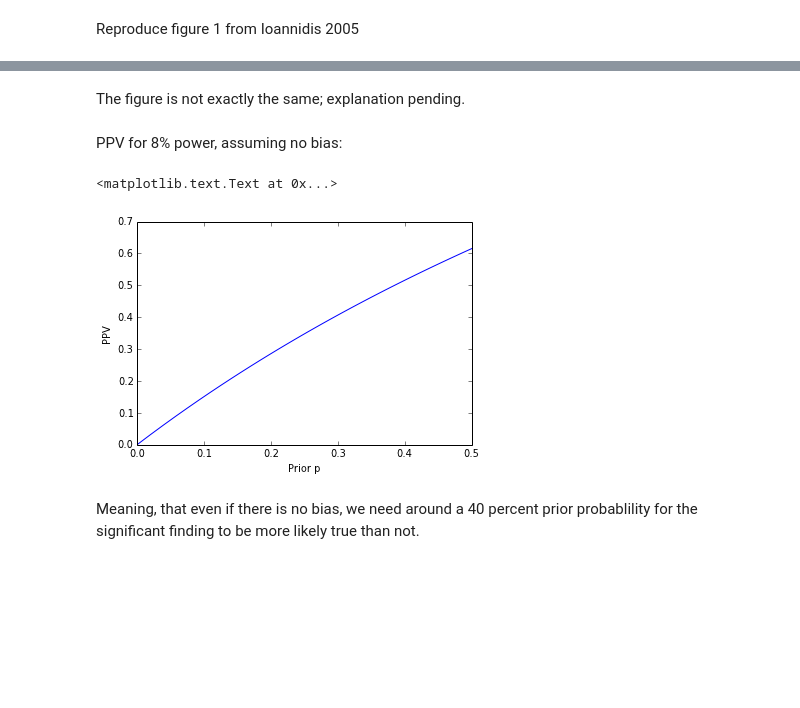
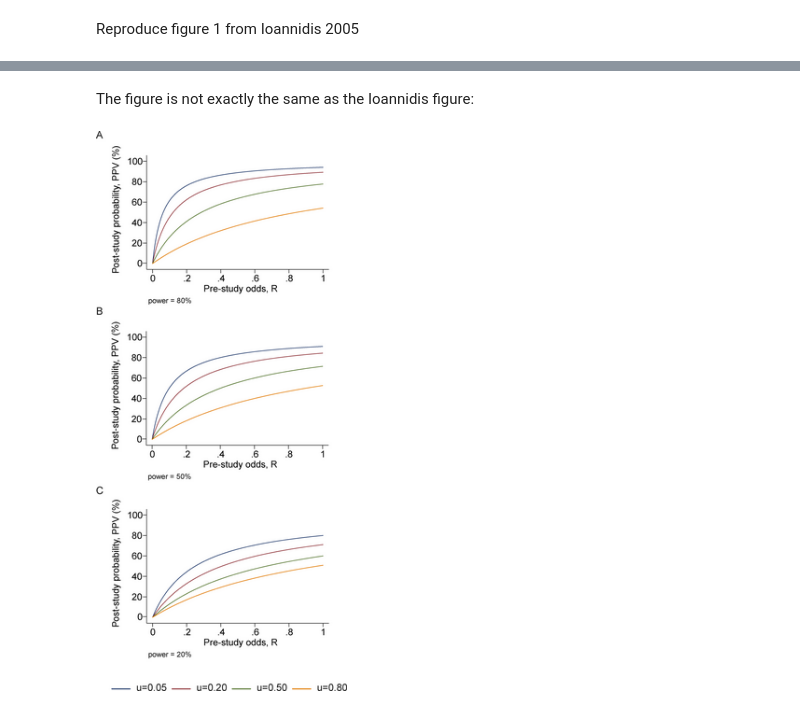
Before and after one commit to matthew-brett/sketch-books, a Jupyter notebook: ioannides_notes.ipynb, the cells around one changed output, grey strips where cells are left out. Cells and saved outputs as stored; diff of their text form; code cells hidden in the pictures; blank space fills up the shorter version.

```diff
--- a/ioannides_notes.ipynb
+++ b/ioannides_notes.ipynb
@@ -71,13 +71,7 @@ plt.legend()
 # %% [markdown]
-The figure is not exactly the same; explanation pending.
+The figure is not exactly the same as the Ioannidis figure:
-# %% [markdown]
-PPV for 8% power, assuming no bias:
-# %%
-plt.plot(p, ppv(p, 0.92, 0.05))
-plt.xlabel('Prior p')
-plt.ylabel('PPV')
-# %% [output]
-<matplotlib.text.Text at 0x...>
-[figure, removed]
-# %% [markdown]
-Meaning, that even if there is no bias, we need around a 40 percent prior probablility for the significant finding to be more likely true than not.
+# %%
+from IPython.display import Image
+Image('pics/ioannidis_figure1.png')
+# %% [output]
+[figure, added]
```
Also changed, not shown: parts of 6 cells of this notebook, 1 other file.
